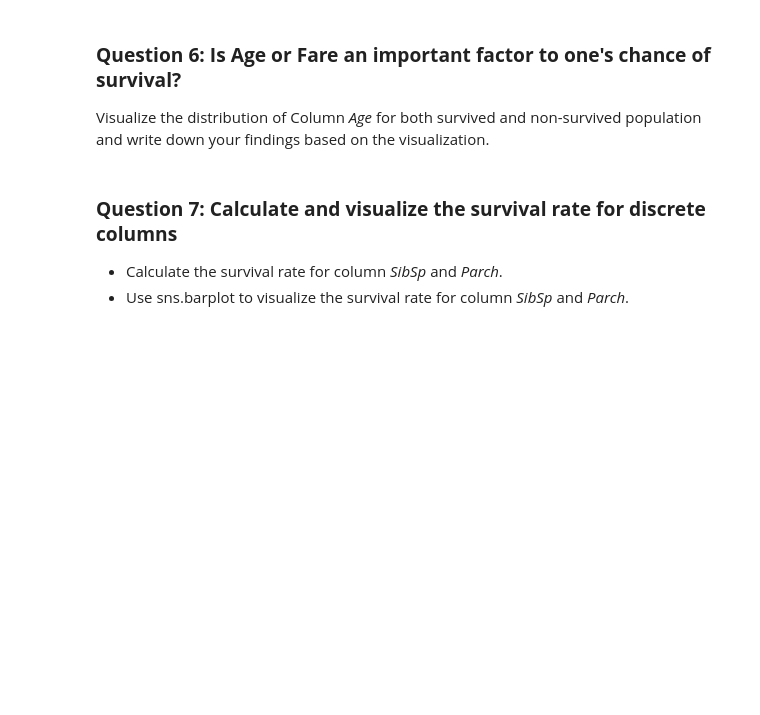
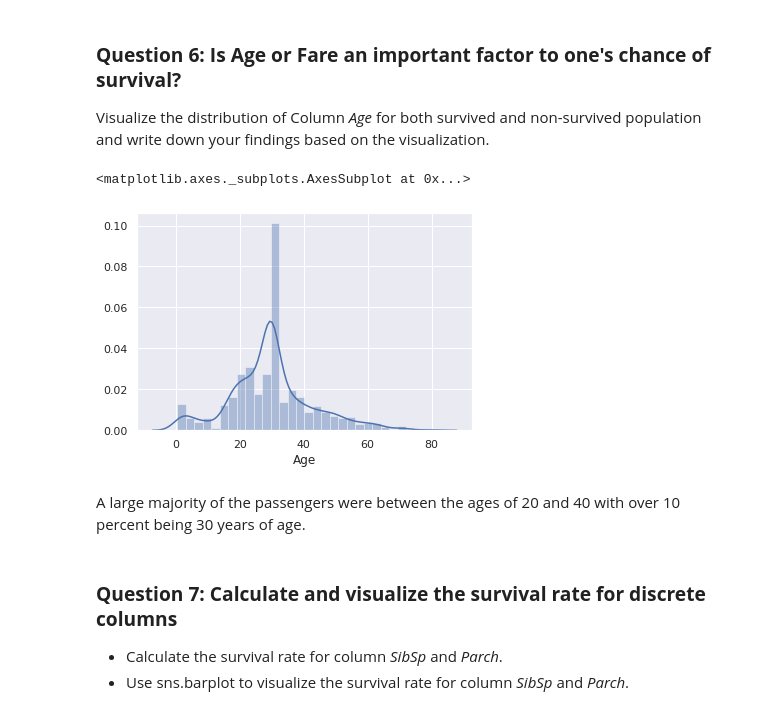
Before and after one commit to AnoVando/MSIS, a Jupyter notebook: MSIS522_Assignment1.ipynb, the cells around one changed output. Saved outputs shown, nothing was run; the diff lists cells and outputs as text; code cells hidden in the pictures; blank space fills up the shorter version.

```diff
--- a/MSIS522_Assignment1.ipynb
+++ b/MSIS522_Assignment1.ipynb
@@ -147,3 +145,11 @@ Visualize the distribution of Column _Age_ for both survived and non-survived po
+# %%
+# TODO
+sns.distplot(titanic.Age, label=True)
+# %% [output]
+<matplotlib.axes._subplots.AxesSubplot at 0x...>
+[figure, added]
+# %% [markdown]
+A large majority of the passengers were between the ages of 20 and 40 with over 10 percent being 30 years of age.
 # %% [markdown]
 ### **Question 7: Calculate and visualize the survival rate for discrete columns**
 - Calculate the survival rate for column _SibSp_ and _Parch_.
```
Also changed, not shown: parts of 4 cells of this notebook.
